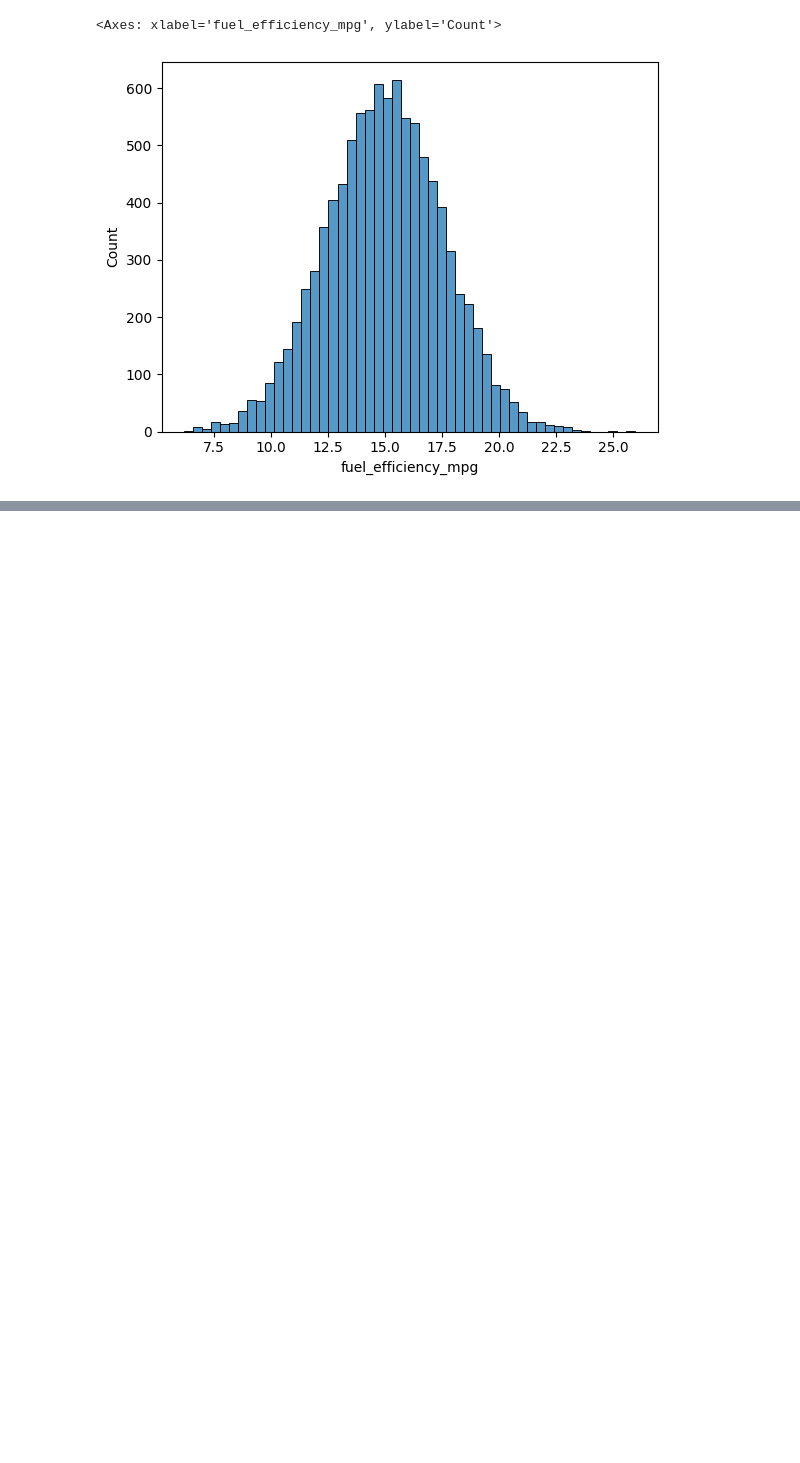
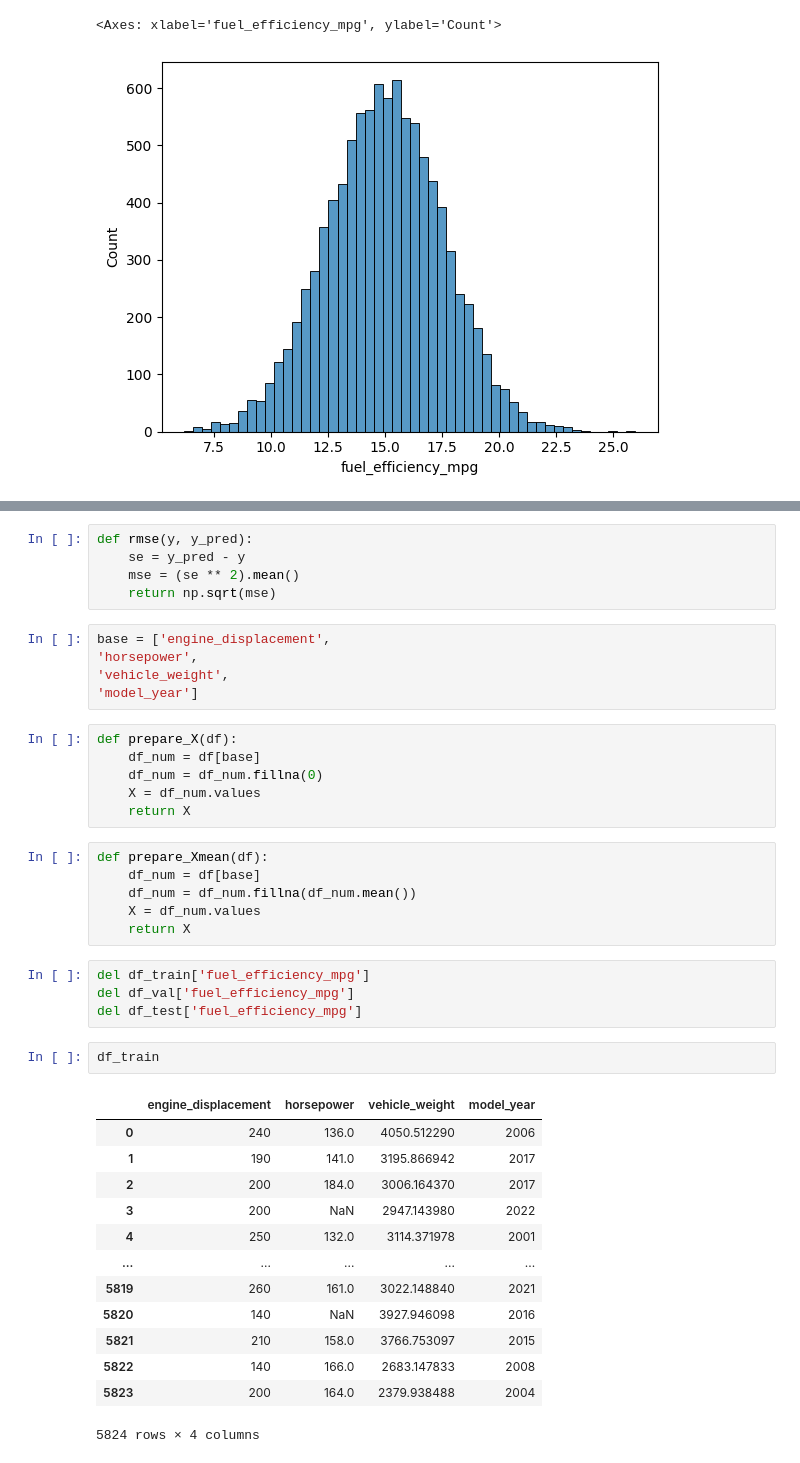
Before and after one commit to kaizenlem/machinelearning-zoomcapmp-homework, a Jupyter notebook: 02-regression/02-Homework.ipynb, the cells around one changed output, grey strips where cells are left out. Drawn from its saved outputs; the diff is of its cells as text; blank space fills up the shorter version.

```diff
--- a/02-regression/02-Homework.ipynb
+++ b/02-regression/02-Homework.ipynb
@@ -68,0 +179,42 @@ sns.histplot(df['fuel_efficiency_mpg'], bins=50)
+# %%
+def rmse(y, y_pred):
+    se = y_pred - y
+    mse = (se ** 2).mean()
+    return np.sqrt(mse)
+# %%
+base = ['engine_displacement',
+'horsepower',
+'vehicle_weight',
+'model_year']
+# %%
+def prepare_X(df):
+    df_num = df[base]
+    df_num = df_num.fillna(0)
+    X = df_num.values
+    return X
+# %%
+def prepare_Xmean(df):
+    df_num = df[base]
+    df_num = df_num.fillna(df_num.mean())
+    X = df_num.values
+    return X
+# %%
+del df_train['fuel_efficiency_mpg']
+del df_val['fuel_efficiency_mpg']
+del df_test['fuel_efficiency_mpg']
+# %%
+df_train
+# %% [output]
+|  | engine_displacement | horsepower | vehicle_weight | model_year |
+| 0 | 240 | 136.0 | 4050.512290 | 2006 |
+| 1 | 190 | 141.0 | 3195.866942 | 2017 |
+| 2 | 200 | 184.0 | 3006.164370 | 2017 |
+| 3 | 200 | NaN | 2947.143980 | 2022 |
+| 4 | 250 | 132.0 | 3114.371978 | 2001 |
+| ... | ... | ... | ... | ... |
+| 5819 | 260 | 161.0 | 3022.148840 | 2021 |
+| 5820 | 140 | NaN | 3927.946098 | 2016 |
+| 5821 | 210 | 158.0 | 3766.753097 | 2015 |
+| 5822 | 140 | 166.0 | 2683.147833 | 2008 |
+| 5823 | 200 | 164.0 | 2379.938488 | 2004 |
+5824 rows × 4 columns
```
Also changed, not shown: parts of 21 cells of this notebook.
